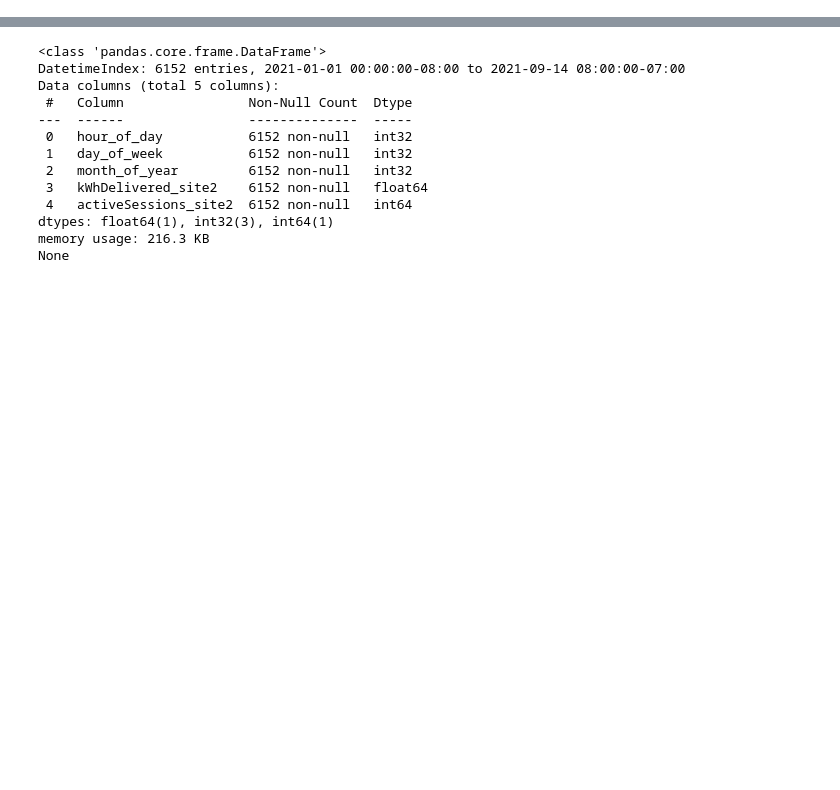
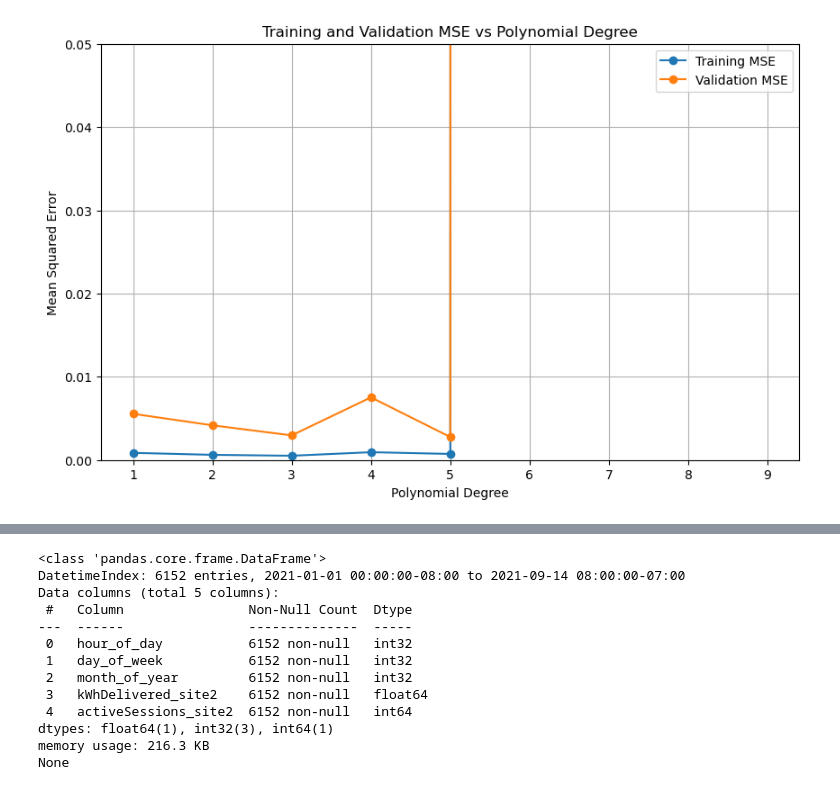
Before and after one commit to pmoll01/AA2024_Groupwork_DynamoData, a Jupyter notebook: Task4_final.ipynb, the cells around one changed output, grey strips where cells are left out. Cells and saved outputs as stored; diff of their text form; code cells hidden in the pictures; blank space fills up the shorter version.

```diff
--- a/Task4_final.ipynb
+++ b/Task4_final.ipynb
@@ -164,0 +147,42 @@ Polynomial Regression - MSE: 0.0017837030077206295, MAE: 0.030086355116803066, R
+# %%
+# Prepare data
+X_train_poly, X_test_poly, y_train_poly, y_test_poly = train_test_split(X, y, test_size=0.1, shuffle=False)
+
+# Initialize lists to store results
+degrees = range(1, 10)  # Test polynomial degrees from 1 to 9
+train_mse = []
+validation_mse = []
+
+# Loop over different polynomial degrees
+for d in degrees:
+    # Create a pipeline for the current degree
+    pipeline = Pipeline([
+        ('polynomial_features', PolynomialFeatures(degree=d)),
+        ('scaler', StandardScaler()),
+        ('ridge_regression', Ridge(alpha=0.0))  # First try without regularization
+    ])
+
+    # Fit the pipeline on training data
+    pipeline.fit(X_train_poly, y_train_poly)
+
+    # Calculate MSE on training data
+    y_train_pred = pipeline.predict(X_train_poly)
+    train_mse.append(mean_squared_error(y_train_poly, y_train_pred))
+
+    # Calculate MSE on validation data
+    y_test_pred = pipeline.predict(X_test_poly)
+    validation_mse.append(mean_squared_error(y_test_poly, y_test_pred))
+
+# Plot the results
+plt.figure(figsize=(10, 6))
+plt.plot(degrees, train_mse, label="Training MSE", marker='o')
+plt.plot(degrees, validation_mse, label="Validation MSE", marker='o')
+plt.xlabel("Polynomial Degree")
+plt.ylabel("Mean Squared Error")
+plt.ylim(0, 0.05)
+plt.title("Training and Validation MSE vs Polynomial Degree")
+plt.legend()
+plt.grid(True)
+plt.show()
+# %% [output]
+[figure, added]
```
Also changed, not shown: parts of 21 cells of this notebook.
